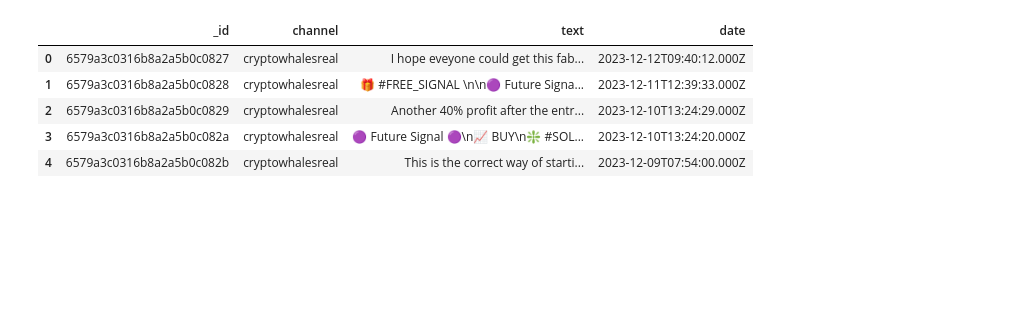
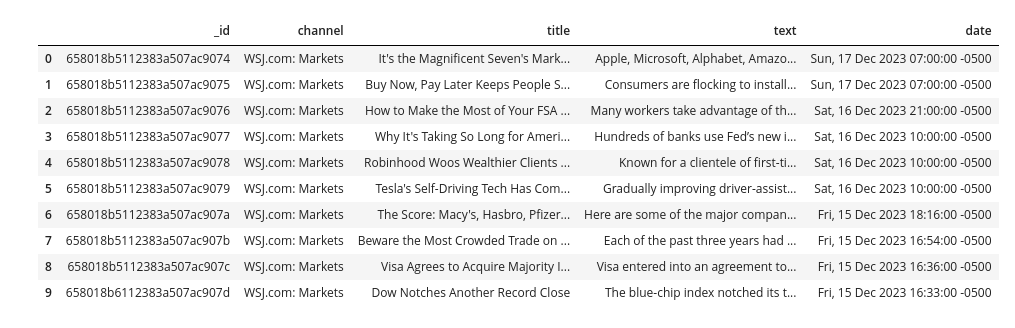
Before and after one commit to fauzan-arif/ds-capstone, a Jupyter notebook: notebooks/Data Preprocessing.ipynb, the cells around one changed output. Drawn from its saved outputs; the diff is of its cells as text; code cells hidden in the pictures; blank space fills up the shorter version.

```diff
--- a/notebooks/Data Preprocessing.ipynb
+++ b/notebooks/Data Preprocessing.ipynb
@@ -19,11 +28,16 @@ nltk.download('vader_lexicon')
 True
 # %%
-data = pd.read_csv("../data/capstone.messages.csv")
-data.head()
+data = pd.read_csv("../data/rss_fin.csv")
+data.head(10)
 # %% [output]
-|  | _id | channel | text | date |
-| 0 | 6579a3c0316b8a2a5b0c0827 | cryptowhalesreal | I hope eveyone could get this fab... | 2023-12-12T09:40:12.000Z |
-| 1 | 6579a3c0316b8a2a5b0c0828 | cryptowhalesreal | 🎁 #FREE_SIGNAL \n\n🟣 Future Signa... | 2023-12-11T12:39:33.000Z |
-| 2 | 6579a3c0316b8a2a5b0c0829 | cryptowhalesreal | Another 40% profit after the entr... | 2023-12-10T13:24:29.000Z |
-| 3 | 6579a3c0316b8a2a5b0c082a | cryptowhalesreal | 🟣 Future Signal 🟣\n📈 BUY\n❇️ #SOL... | 2023-12-10T13:24:20.000Z |
-| 4 | 6579a3c0316b8a2a5b0c082b | cryptowhalesreal | This is the correct way of starti... | 2023-12-09T07:54:00.000Z |
+|  | _id | channel | title | text | date |
+| 0 | 658018b5112383a507ac9074 | WSJ.com: Markets | It's the Magnificent Seven's Mark... | Apple, Microsoft, Alphabet, Amazo... | Sun, 17 Dec 2023 07:00:00 -0500 |
+| 1 | 658018b5112383a507ac9075 | WSJ.com: Markets | Buy Now, Pay Later Keeps People S... | Consumers are flocking to install... | Sun, 17 Dec 2023 07:00:00 -0500 |
+| 2 | 658018b5112383a507ac9076 | WSJ.com: Markets | How to Make the Most of Your FSA ... | Many workers take advantage of th... | Sat, 16 Dec 2023 21:00:00 -0500 |
+| 3 | 658018b5112383a507ac9077 | WSJ.com: Markets | Why It's Taking So Long for Ameri... | Hundreds of banks use Fed’s new i... | Sat, 16 Dec 2023 10:00:00 -0500 |
+| 4 | 658018b5112383a507ac9078 | WSJ.com: Markets | Robinhood Woos Wealthier Clients ... | Known for a clientele of first-ti... | Sat, 16 Dec 2023 10:00:00 -0500 |
+| 5 | 658018b5112383a507ac9079 | WSJ.com: Markets | Tesla's Self-Driving Tech Has Com... | Gradually improving driver-assist... | Sat, 16 Dec 2023 10:00:00 -0500 |
+| 6 | 658018b5112383a507ac907a | WSJ.com: Markets | The Score: Macy's, Hasbro, Pfizer... | Here are some of the major compan... | Fri, 15 Dec 2023 18:16:00 -0500 |
+| 7 | 658018b5112383a507ac907b | WSJ.com: Markets | Beware the Most Crowded Trade on ... | Each of the past three years had ... | Fri, 15 Dec 2023 16:54:00 -0500 |
+| 8 | 658018b5112383a507ac907c | WSJ.com: Markets | Visa Agrees to Acquire Majority I... | Visa entered into an agreement to... | Fri, 15 Dec 2023 16:36:00 -0500 |
+| 9 | 658018b6112383a507ac907d | WSJ.com: Markets | Dow Notches Another Record Close | The blue-chip index notched its t... | Fri, 15 Dec 2023 16:33:00 -0500 |
```
Also changed, not shown: parts of 19 cells of this notebook, 2 other files.
